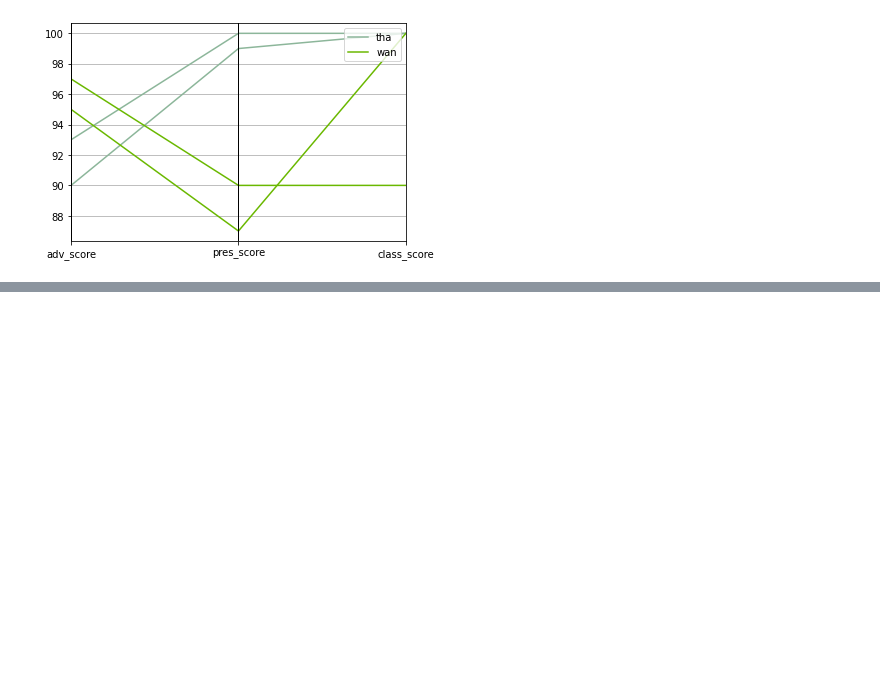
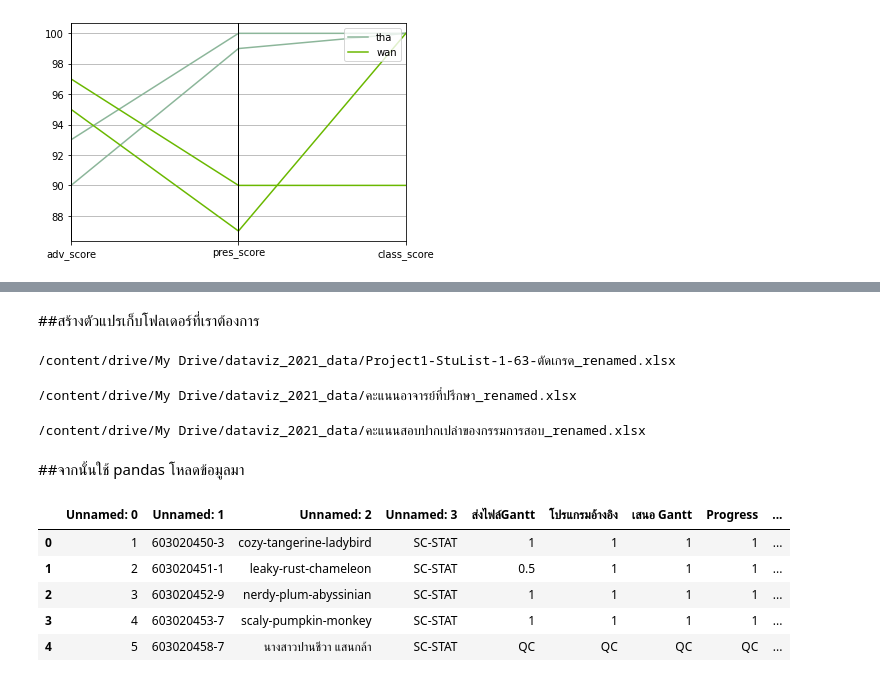
Before and after one commit to dinsor17/data_viz, a Jupyter notebook: DataViz_Midterm_2021.ipynb, the cells around one changed output, grey strips where cells are left out. Saved outputs shown, nothing was run; the diff lists cells and outputs as text; code cells hidden in the pictures; blank space fills up the shorter version.

```diff
--- a/DataViz_Midterm_2021.ipynb
+++ b/DataViz_Midterm_2021.ipynb
@@ -109,0 +127,29 @@ pd.plotting.parallel_coordinates(this,'advisor',cols=['adv_score','pres_score','
+# %% [markdown]
+##สร้างตัวแปรเก็บโฟลเดอร์ที่เราต้องการ
+# %%
+Project1_file_path = os.path.join(path,'Project1-StuList-1-63-ตัดเกรด_renamed.xlsx')
+print(Project1_file_path)
+# %% [output]
+/content/drive/My Drive/dataviz_2021_data/Project1-StuList-1-63-ตัดเกรด_renamed.xlsx
+# %%
+renamed_file_path = os.path.join(path,'คะแนนอาจารย์ที่ปรึกษา_renamed.xlsx')
+print(renamed_file_path)
+# %% [output]
+/content/drive/My Drive/dataviz_2021_data/คะแนนอาจารย์ที่ปรึกษา_renamed.xlsx
+# %%
+day_file_path = os.path.join(path,'คะแนนสอบปากเปล่าของกรรมการสอบ_renamed.xlsx')
+print(day_file_path)
+# %% [output]
+/content/drive/My Drive/dataviz_2021_data/คะแนนสอบปากเปล่าของกรรมการสอบ_renamed.xlsx
+# %% [markdown]
+##จากนั้นใช้ pandas โหลดข้อมูลมา
+# %%
+Project1 = pd.read_excel('/content/drive/My Drive/dataviz_2021_data/Project1-StuList-1-63-ตัดเกรด_renamed.xlsx',sheet_name=0,skiprows=1)
+Project1.head() #แสดงตารางแบบย่อ
+# %% [output]
+|  | Unnamed: 0 | Unnamed: 1 | Unnamed: 2 | Unnamed: 3 | ส่งไฟล์Gantt | โปรแกรมอ้างอิง | เสนอ Gantt | Progress | ... |
+| 0 | 1 | 603020450-3 | cozy-tangerine-ladybird | SC-STAT | 1 | 1 | 1 | 1 | ... |
+| 1 | 2 | 603020451-1 | leaky-rust-chameleon | SC-STAT | 0.5 | 1 | 1 | 1 | ... |
+| 2 | 3 | 603020452-9 | nerdy-plum-abyssinian | SC-STAT | 1 | 1 | 1 | 1 | ... |
+| 3 | 4 | 603020453-7 | scaly-pumpkin-monkey | SC-STAT | 1 | 1 | 1 | 1 | ... |
+| 4 | 5 | 603020458-7 | นางสาวปานชีวา แสนกล้า | SC-STAT | QC | QC | QC | QC | ... |
```
Also changed, not shown: parts of 51 cells of this notebook.
